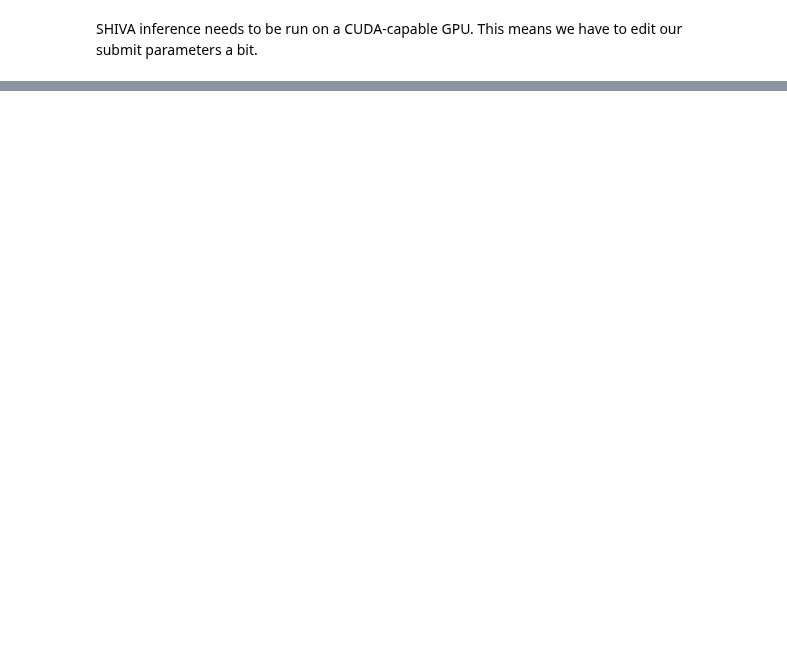
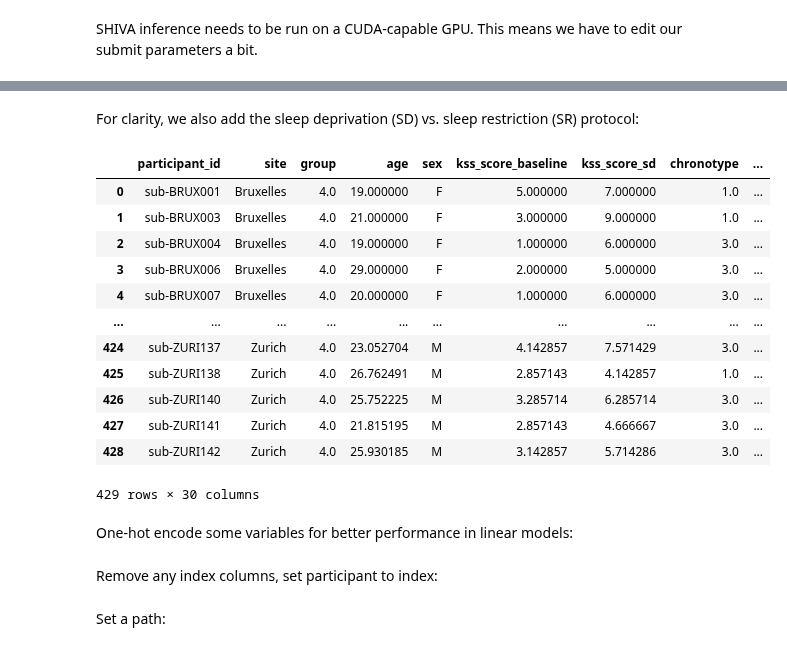
Before and after one commit to jdelberse/enigma-sd, a Jupyter notebook: code/analysis.ipynb, the cells around one changed output, grey strips where cells are left out. Saved outputs shown, nothing was run; the diff lists cells and outputs as text; code cells hidden in the pictures; blank space fills up the shorter version.

```diff
--- a/code/analysis.ipynb
+++ b/code/analysis.ipynb
@@ -501,0 +1901,27 @@ To obtain the relative free water index (RFWI), we use the Dipy free water elimi
+# %% [markdown]
+For clarity, we also add the sleep deprivation (SD) vs. sleep restriction (SR) protocol:
+# %%
+master_data["protocol"] = np.nan
+master_data.loc[master_data['group'] == 1, 'group'] = 2 # Consistent labeling across control groups
+master_data.loc[master_data["group"] == 2, "protocol"] = "CT"
+master_data.loc[master_data["group"] == 3, "protocol"] = "SR"
+master_data.loc[master_data["group"] == 4, "protocol"] = "SD"
+master_data.loc[master_data["group"] == 7, "protocol"] = "SD"
+
+master_data
+# %% [output]
+|  | participant_id | site | group | age | sex | kss_score_baseline | kss_score_sd | chronotype | ... |
+| 0 | sub-BRUX001 | Bruxelles | 4.0 | 19.000000 | F | 5.000000 | 7.000000 | 1.0 | ... |
+| 1 | sub-BRUX003 | Bruxelles | 4.0 | 21.000000 | F | 3.000000 | 9.000000 | 1.0 | ... |
+| 2 | sub-BRUX004 | Bruxelles | 4.0 | 19.000000 | F | 1.000000 | 6.000000 | 3.0 | ... |
+| 3 | sub-BRUX006 | Bruxelles | 4.0 | 29.000000 | F | 2.000000 | 5.000000 | 3.0 | ... |
+| 4 | sub-BRUX007 | Bruxelles | 4.0 | 20.000000 | F | 1.000000 | 6.000000 | 3.0 | ... |
+| ... | ... | ... | ... | ... | ... | ... | ... | ... | ... |
+| 424 | sub-ZURI137 | Zurich | 4.0 | 23.052704 | M | 4.142857 | 7.571429 | 3.0 | ... |
+| 425 | sub-ZURI138 | Zurich | 4.0 | 26.762491 | M | 2.857143 | 4.142857 | 1.0 | ... |
+| 426 | sub-ZURI140 | Zurich | 4.0 | 25.752225 | M | 3.285714 | 6.285714 | 3.0 | ... |
+| 427 | sub-ZURI141 | Zurich | 4.0 | 21.815195 | M | 2.857143 | 4.666667 | 3.0 | ... |
+| 428 | sub-ZURI142 | Zurich | 4.0 | 25.930185 | M | 3.142857 | 5.714286 | 3.0 | ... |
+429 rows × 30 columns
+# %% [markdown]
+One-hot encode some variables for better performance in linear models:
@@ -501,0 +1938,2 @@ To obtain the relative free water index (RFWI), we use the Dipy free water elimi
+# %% [markdown]
+Remove any index columns, set participant to index:
@@ -501,0 +1943,2 @@ To obtain the relative free water index (RFWI), we use the Dipy free water elimi
+# %% [markdown]
+Set a path:
```
Also changed, not shown: parts of 113 cells of this notebook.
